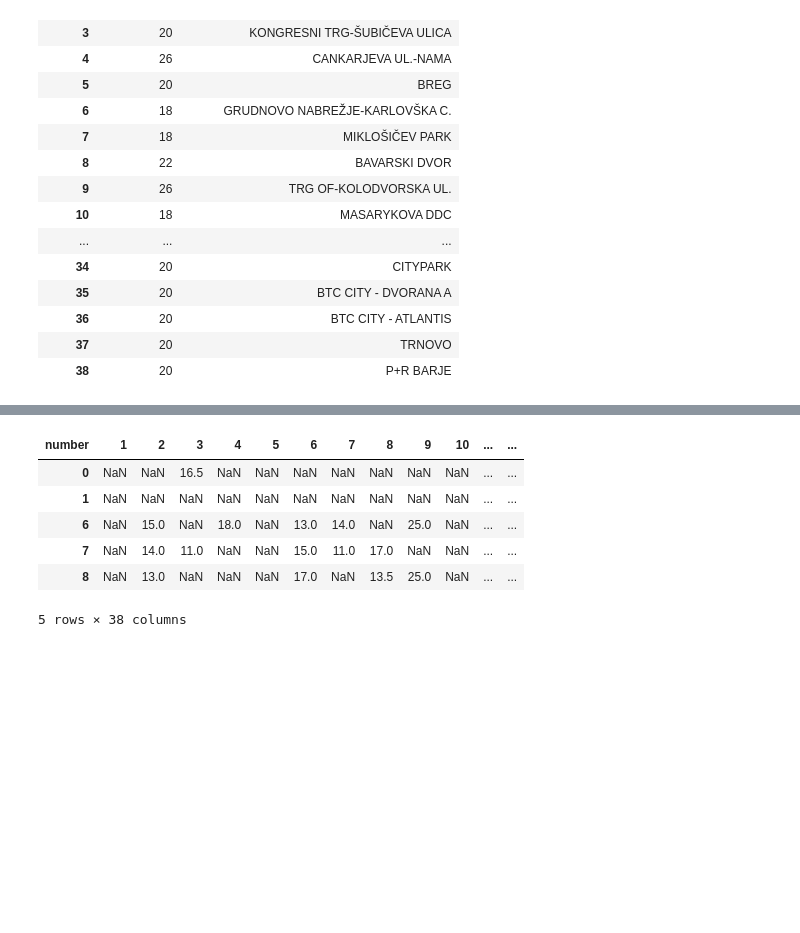
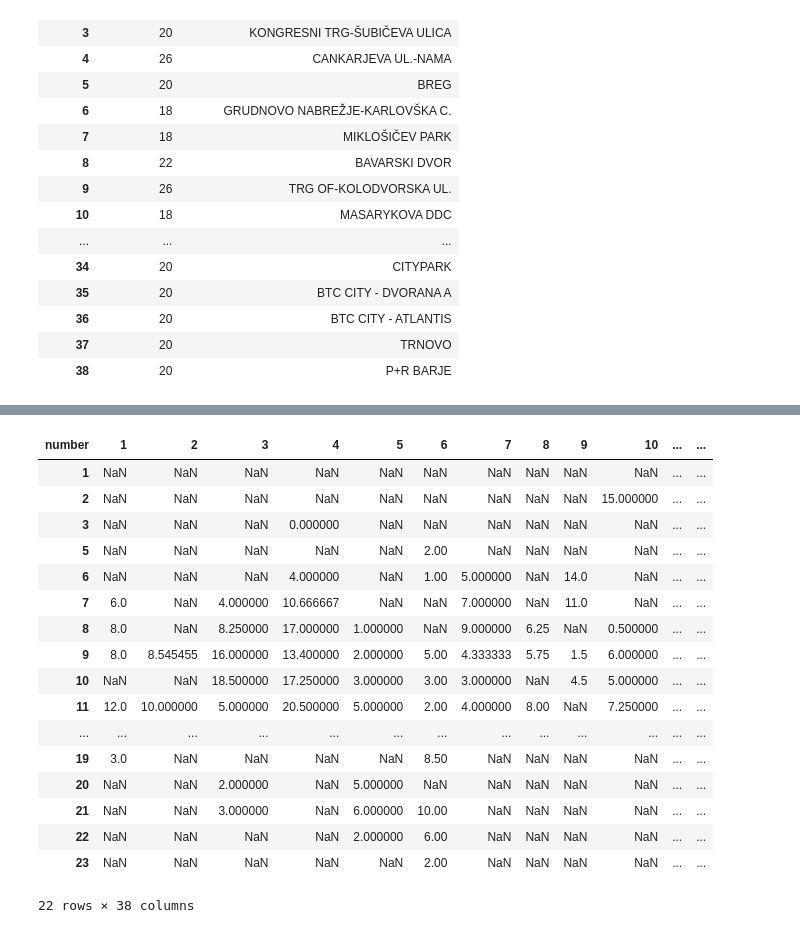
Before and after one commit to KrOstir/varia, a Jupyter notebook: bicikelj_analyze.ipynb, the cells around one changed output, grey strips where cells are left out. Saved outputs shown, nothing was run; the diff lists cells and outputs as text; code cells hidden in the pictures; blank space fills up the shorter version.

```diff
--- a/bicikelj_analyze.ipynb
+++ b/bicikelj_analyze.ipynb
@@ -124,12 +125,24 @@ station_data_available = station_data_full.pivot(columns='number', values='avail
-# %%
-station_data_hour = station_data_available.groupby(station_data_available.index.hour).aggregate("mean")
-station_data_hour.head()
-# %% [output]
-| number | 1 | 2 | 3 | 4 | 5 | 6 | 7 | 8 | 9 | 10 | ... | ... |
-| 0 | NaN | NaN | 16.5 | NaN | NaN | NaN | NaN | NaN | NaN | NaN | ... | ... |
-| 1 | NaN | NaN | NaN | NaN | NaN | NaN | NaN | NaN | NaN | NaN | ... | ... |
-| 6 | NaN | 15.0 | NaN | 18.0 | NaN | 13.0 | 14.0 | NaN | 25.0 | NaN | ... | ... |
-| 7 | NaN | 14.0 | 11.0 | NaN | NaN | 15.0 | 11.0 | 17.0 | NaN | NaN | ... | ... |
-| 8 | NaN | 13.0 | NaN | NaN | NaN | 17.0 | NaN | 13.5 | 25.0 | NaN | ... | ... |
-5 rows × 38 columns
+# %%
+station_data_stands_hour = station_data_stands.groupby(station_data_stands.index.hour).aggregate("mean")
+station_data_bikes_hour = station_data_bikes.groupby(station_data_bikes.index.hour).aggregate("mean")
+station_data_bikes_hour
+# %% [output]
+| number | 1 | 2 | 3 | 4 | 5 | 6 | 7 | 8 | 9 | 10 | ... | ... |
+| 1 | NaN | NaN | NaN | NaN | NaN | NaN | NaN | NaN | NaN | NaN | ... | ... |
+| 2 | NaN | NaN | NaN | NaN | NaN | NaN | NaN | NaN | NaN | 15.000000 | ... | ... |
+| 3 | NaN | NaN | NaN | 0.000000 | NaN | NaN | NaN | NaN | NaN | NaN | ... | ... |
+| 5 | NaN | NaN | NaN | NaN | NaN | 2.00 | NaN | NaN | NaN | NaN | ... | ... |
+| 6 | NaN | NaN | NaN | 4.000000 | NaN | 1.00 | 5.000000 | NaN | 14.0 | NaN | ... | ... |
+| 7 | 6.0 | NaN | 4.000000 | 10.666667 | NaN | NaN | 7.000000 | NaN | 11.0 | NaN | ... | ... |
+| 8 | 8.0 | NaN | 8.250000 | 17.000000 | 1.000000 | NaN | 9.000000 | 6.25 | NaN | 0.500000 | ... | ... |
+| 9 | 8.0 | 8.545455 | 16.000000 | 13.400000 | 2.000000 | 5.00 | 4.333333 | 5.75 | 1.5 | 6.000000 | ... | ... |
+| 10 | NaN | NaN | 18.500000 | 17.250000 | 3.000000 | 3.00 | 3.000000 | NaN | 4.5 | 5.000000 | ... | ... |
+| 11 | 12.0 | 10.000000 | 5.000000 | 20.500000 | 5.000000 | 2.00 | 4.000000 | 8.00 | NaN | 7.250000 | ... | ... |
+| ... | ... | ... | ... | ... | ... | ... | ... | ... | ... | ... | ... | ... |
+| 19 | 3.0 | NaN | NaN | NaN | NaN | 8.50 | NaN | NaN | NaN | NaN | ... | ... |
+| 20 | NaN | NaN | 2.000000 | NaN | 5.000000 | NaN | NaN | NaN | NaN | NaN | ... | ... |
+| 21 | NaN | NaN | 3.000000 | NaN | 6.000000 | 10.00 | NaN | NaN | NaN | NaN | ... | ... |
+| 22 | NaN | NaN | NaN | NaN | 2.000000 | 6.00 | NaN | NaN | NaN | NaN | ... | ... |
+| 23 | NaN | NaN | NaN | NaN | NaN | 2.00 | NaN | NaN | NaN | NaN | ... | ... |
+22 rows × 38 columns
 # %% [markdown]
```
Also changed, not shown: parts of 26 cells of this notebook.
